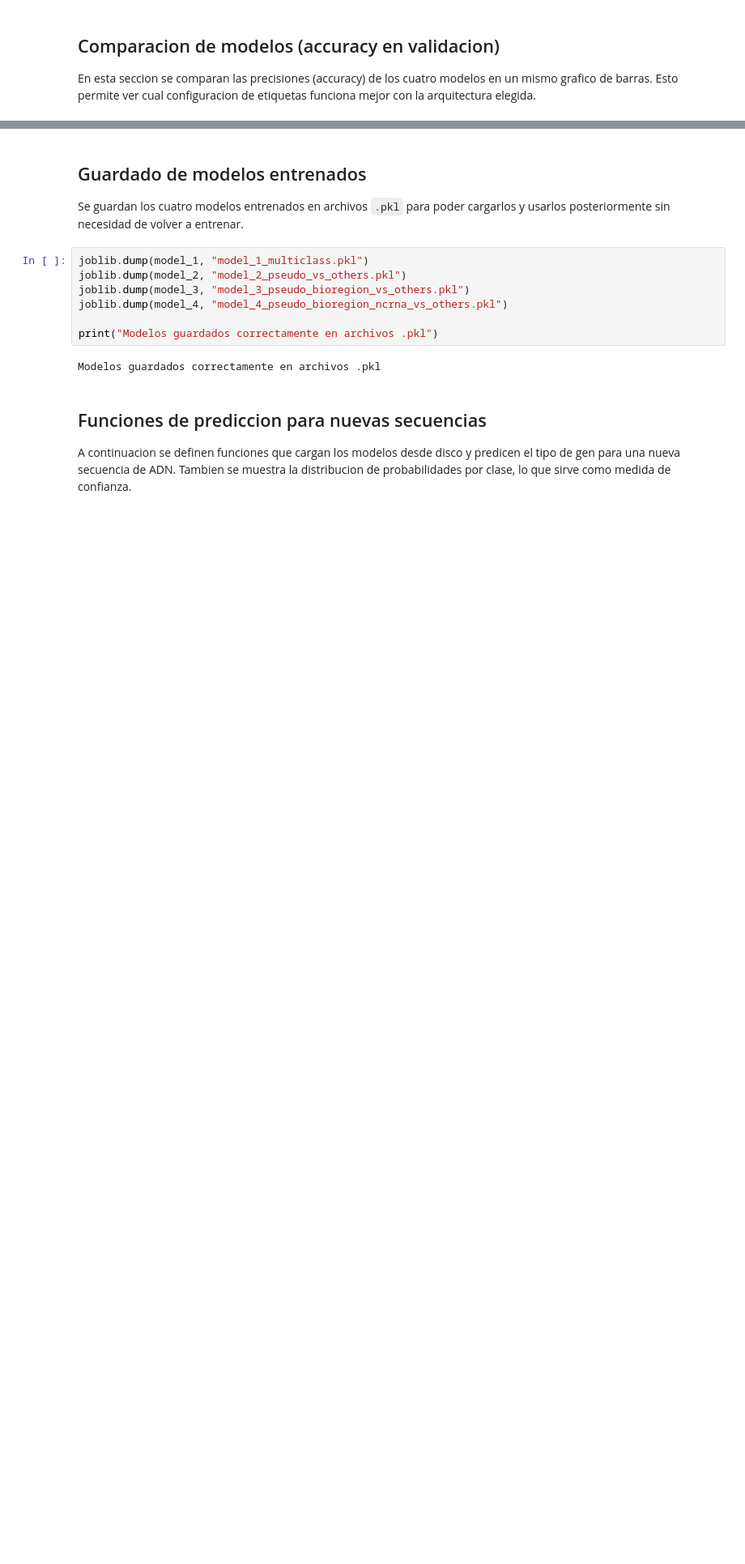
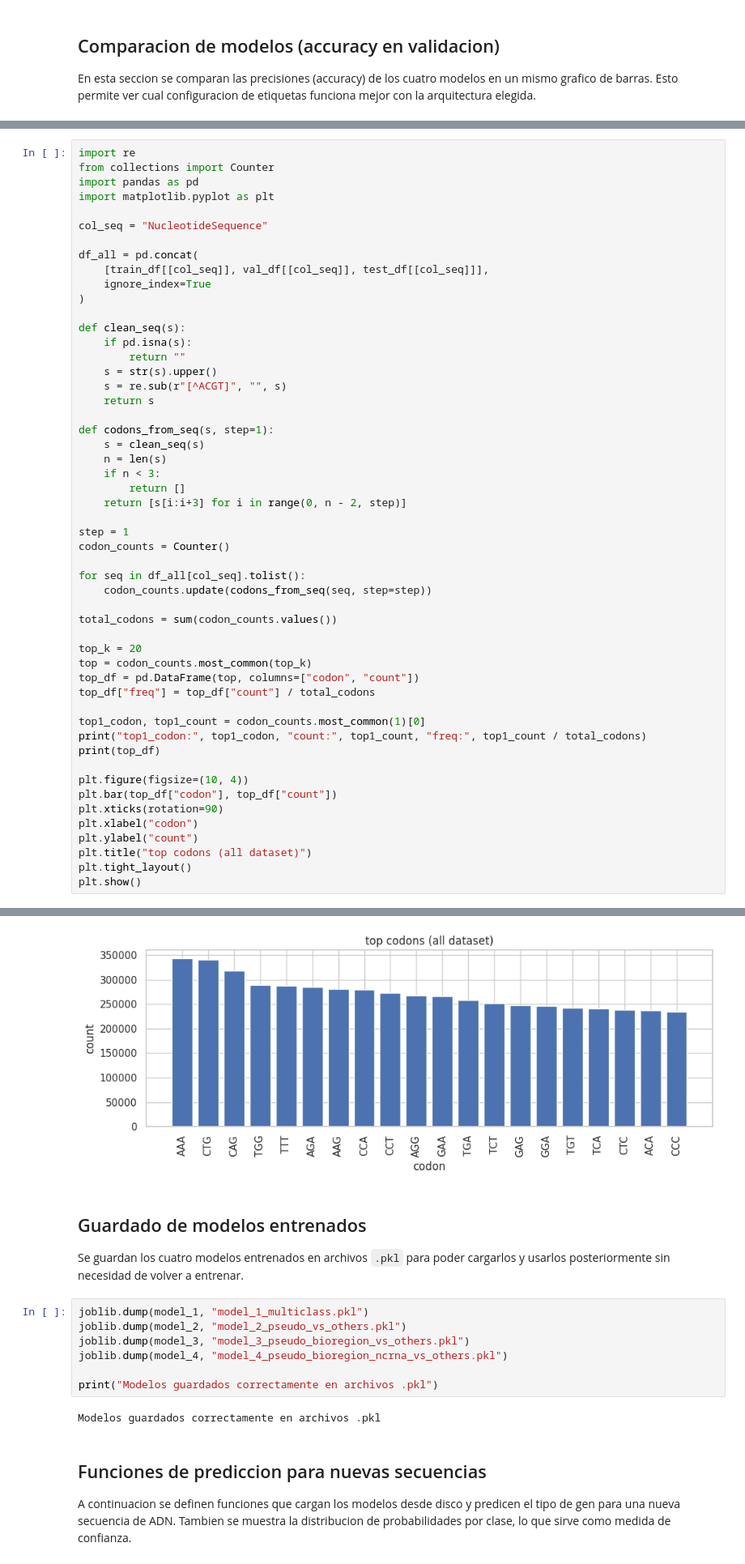
Before and after one commit to cmrnda/Secuenciacion-de-ADN, a Jupyter notebook: dna-seq-gene-type-prediction.ipynb, the cells around one changed output, grey strips where cells are left out. Shown: that part at 81% size. Saved outputs shown, nothing was run; the diff lists cells and outputs as text; blank space fills up the shorter version.

```diff
--- a/dna-seq-gene-type-prediction.ipynb
+++ b/dna-seq-gene-type-prediction.ipynb
@@ -497,3 +404,56 @@ M3 PSEUDO+BIO
 vs OTHERS: 0.7090
 M4 PSEUDO+BIO+ncRNA
 vs OTHERS: 0.6675
+# %%
+import re
+from collections import Counter
+import pandas as pd
+import matplotlib.pyplot as plt
+
+col_seq = "NucleotideSequence"
+
+df_all = pd.concat(
+    [train_df[[col_seq]], val_df[[col_seq]], test_df[[col_seq]]],
+    ignore_index=True
+)
+
+def clean_seq(s):
+    if pd.isna(s):
+        return ""
+    s = str(s).upper()
+    s = re.sub(r"[^ACGT]", "", s)
+    return s
+
+def codons_from_seq(s, step=1):
+    s = clean_seq(s)
+    n = len(s)
+    if n < 3:
+        return []
+    return [s[i:i+3] for i in range(0, n - 2, step)]
+
+step = 1
+codon_counts = Counter()
+
+for seq in df_all[col_seq].tolist():
+    codon_counts.update(codons_from_seq(seq, step=step))
+
+total_codons = sum(codon_counts.values())
+
+top_k = 20
+top = codon_counts.most_common(top_k)
+top_df = pd.DataFrame(top, columns=["codon", "count"])
+top_df["freq"] = top_df["count"] / total_codons
+
+top1_codon, top1_count = codon_counts.most_common(1)[0]
+print("top1_codon:", top1_codon, "count:", top1_count, "freq:", top1_count / total_codons)
+print(top_df)
+
+plt.figure(figsize=(10, 4))
+plt.bar(top_df["codon"], top_df["count"])
+plt.xticks(rotation=90)
+plt.xlabel("codon")
+plt.ylabel("count")
+plt.title("top codons (all dataset)")
+plt.tight_layout()
+plt.show()
+# %% [output]
@@ -500,3 +477,4 @@ vs OTHERS: 0.6675
+[figure, added]
 # %% [markdown]
 ## Guardado de modelos entrenados
 
```
Also changed, not shown: parts of 9 cells of this notebook, 4 other files.
